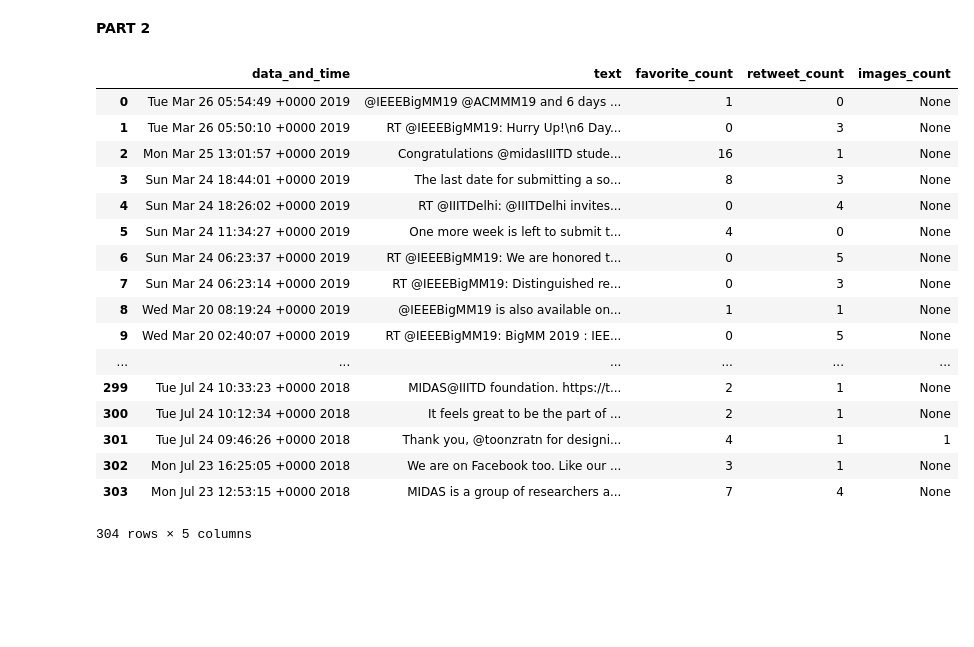
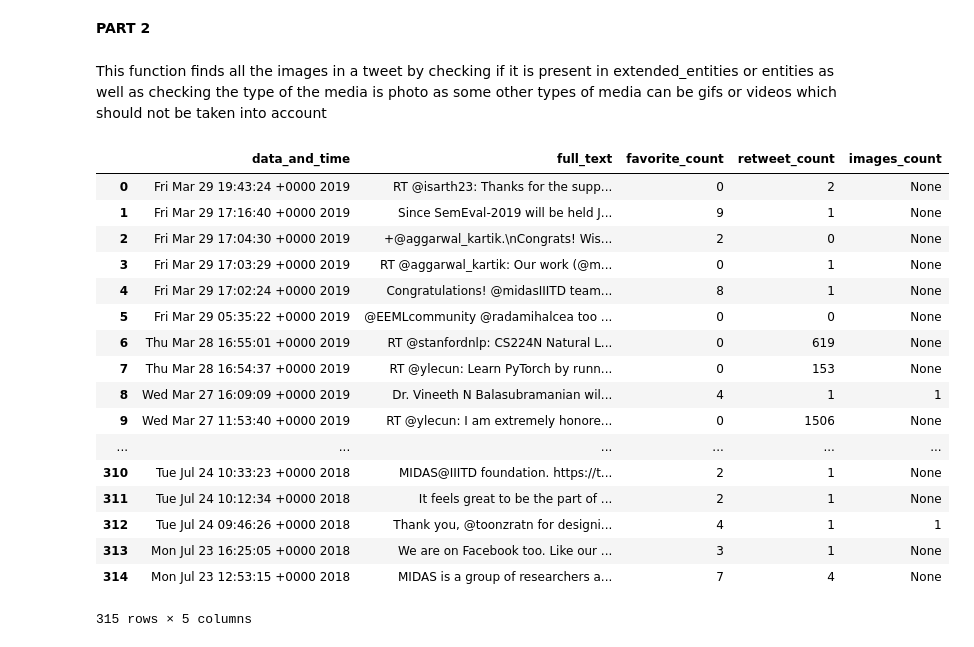
Before and after one commit to mansiag/MIDAS_Task, a Jupyter notebook: Python_problem/tweet.ipynb, the cells around one changed output. Cells and saved outputs as stored; diff of their text form; code cells hidden in the pictures; blank space fills up the shorter version.

Commit message:
Add comments and Add extended tweets to get full text and minor fixes

```diff
--- a/Python_problem/tweet.ipynb
+++ b/Python_problem/tweet.ipynb
@@ -17,6 +19,7 @@ def get_user_tweets(handle, auth):
     url = 'https://api.twitter.com/1.1/statuses/user_timeline.json'
     params = {
         'screen_name': handle,
+        'tweet_mode':'extended', #setting the extended mode to get full-text and all images
         'count': 200 #Setting the count to maximum number of tweets that can be retrieved at a time
     }
     while 1:
@@ -26,7 +29,7 @@ def get_user_tweets(handle, auth):
         length  = len(data)
         if length<200:
             break
-        max_id = data[199]['id']-1
+        max_id = data[199]['id']-1 #store the id of the last tweet to get all the tweets before this tweet in the next iteration
         params['max_id'] = max_id
     return final_data
 # %% [markdown]
@@ -45,50 +48,65 @@ with jsonlines.open('midas_tweets.jsonl', mode='w') as writer:
 <Response [200]>
 # %% [markdown]
 **PART 2**
+# %% [markdown]
+This function finds all the images in a tweet by checking if it is present in extended_entities or entities as well as checking the type of the media is photo as some other types of media can be gifs or videos which should not be taken into account
 # %%
+
 def get_images_count(data):
     tweet_counts = len(data)
     images_count = []
     for i in range(tweet_counts):
+        count = 0
+        #checking if media is present in extended_entities
         try:
-            count = 0
             x = len(data[i]['extended_entities']['media'])
             for j in range(x):
+                #checking if the type of the media is photo
                 if data[i]['extended_entities']['media'][j]['type']=='photo':
                     count += 1
             images_count.append(count)
         except:
-            images_count.append('None')
-            continue
+            #else checking if media is present in entities
+            if count == 0 and 'media' in data[i]['entities']:
+                y = len(data[i]['entities']['media'])
+                for j in range(y):
+                #checking if the type of the media is photo
+                    if data[i]['entities']['media'][j]['type']=='photo':
+                        count += 1
+                images_count.append(count)
+            else:
+                images_count.append('None')
+                continue
     return images_count
 # %%
-#Read the data from jsonlines files
+#Read the data from jsonlines files and print the data in tabular format
 with jsonlines.open('midas_tweets.jsonl') as reader:
     for obj in reader:
         data = obj
 
 images_count = pd.Series(get_images_count(data))
 df = pd.DataFrame(data)
-df['images_count'] = images_count.values
-df = df[['created_at','text','favorite_count','retweet_count','images_count']]
-df.rename(columns={'created_at':'data_and_time'}, inplace=True)
-df
+df2 = pd.DataFrame(data)
+df2['images_count'] = images_count.values
+df2 = df2[['created_at','full_text','favorite_count','retweet_count','images_count']]
+df2.rename(columns={'created_at':'data_and_time'}, inplace=True)
+df2
 # %% [output]
-|  | data_and_time | text | favorite_count | retweet_count | images_count |
-| 0 | Tue Mar 26 05:54:49 +0000 2019 | @IEEEBigMM19 @ACMMM19 and 6 days ... | 1 | 0 | None |
-| 1 | Tue Mar 26 05:50:10 +0000 2019 | RT @IEEEBigMM19: Hurry Up!\n6 Day... | 0 | 3 | None |
-| 2 | Mon Mar 25 13:01:57 +0000 2019 | Congratulations @midasIIITD stude... | 16 | 1 | None |
-| 3 | Sun Mar 24 18:44:01 +0000 2019 | The last date for submitting a so... | 8 | 3 | None |
-| 4 | Sun Mar 24 18:26:02 +0000 2019 | RT @IIITDelhi: @IIITDelhi invites... | 0 | 4 | None |
-| 5 | Sun Mar 24 11:34:27 +0000 2019 | One more week is left to submit t... | 4 | 0 | None |
-| 6 | Sun Mar 24 06:23:37 +0000 2019 | RT @IEEEBigMM19: We are honored t... | 0 | 5 | None |
-| 7 | Sun Mar 24 06:23:14 +0000 2019 | RT @IEEEBigMM19: Distinguished re... | 0 | 3 | None |
-| 8 | Wed Mar 20 08:19:24 +0000 2019 | @IEEEBigMM19 is also available on... | 1 | 1 | None |
-| 9 | Wed Mar 20 02:40:07 +0000 2019 | RT @IEEEBigMM19: BigMM 2019 : IEE... | 0 | 5 | None |
+|  | data_and_time | full_text | favorite_count | retweet_count | images_count |
+| 0 | Fri Mar 29 19:43:24 +0000 2019 | RT @isarth23: Thanks for the supp... | 0 | 2 | None |
+| 1 | Fri Mar 29 17:16:40 +0000 2019 | Since SemEval-2019 will be held J... | 9 | 1 | None |
+| 2 | Fri Mar 29 17:04:30 +0000 2019 | +@aggarwal_kartik.\nCongrats! Wis... | 2 | 0 | None |
+| 3 | Fri Mar 29 17:03:29 +0000 2019 | RT @aggarwal_kartik: Our work (@m... | 0 | 1 | None |
+| 4 | Fri Mar 29 17:02:24 +0000 2019 | Congratulations! @midasIIITD team... | 8 | 1 | None |
+| 5 | Fri Mar 29 05:35:22 +0000 2019 | @EEMLcommunity @radamihalcea too ... | 0 | 0 | None |
+| 6 | Thu Mar 28 16:55:01 +0000 2019 | RT @stanfordnlp: CS224N Natural L... | 0 | 619 | None |
+| 7 | Thu Mar 28 16:54:37 +0000 2019 | RT @ylecun: Learn PyTorch by runn... | 0 | 153 | None |
+| 8 | Wed Mar 27 16:09:09 +0000 2019 | Dr. Vineeth N Balasubramanian wil... | 4 | 1 | 1 |
+| 9 | Wed Mar 27 11:53:40 +0000 2019 | RT @ylecun: I am extremely honore... | 0 | 1506 | None |
 | ... | ... | ... | ... | ... | ... |
-| 299 | Tue Jul 24 10:33:23 +0000 2018 | MIDAS@IIITD foundation. https://t... | 2 | 1 | None |
-| 300 | Tue Jul 24 10:12:34 +0000 2018 | It feels great to be the part of ... | 2 | 1 | None |
-| 301 | Tue Jul 24 09:46:26 +0000 2018 | Thank you, @toonzratn for designi... | 4 | 1 | 1 |
-| 302 | Mon Jul 23 16:25:05 +0000 2018 | We are on Facebook too. Like our ... | 3 | 1 | None |
-| 303 | Mon Jul 23 12:53:15 +0000 2018 | MIDAS is a group of researchers a... | 7 | 4 | None |
+| 310 | Tue Jul 24 10:33:23 +0000 2018 | MIDAS@IIITD foundation. https://t... | 2 | 1 | None |
+| 311 | Tue Jul 24 10:12:34 +0000 2018 | It feels great to be the part of ... | 2 | 1 | None |
+| 312 | Tue Jul 24 09:46:26 +0000 2018 | Thank you, @toonzratn for designi... | 4 | 1 | 1 |
+| 313 | Mon Jul 23 16:25:05 +0000 2018 | We are on Facebook too. Like our ... | 3 | 1 | None |
+| 314 | Mon Jul 23 12:53:15 +0000 2018 | MIDAS is a group of researchers a... | 7 | 4 | None |
-304 rows × 5 columns
+315 rows × 5 columns
```
Also changed, not shown: parts of 2 cells of this notebook, 1 other file.
